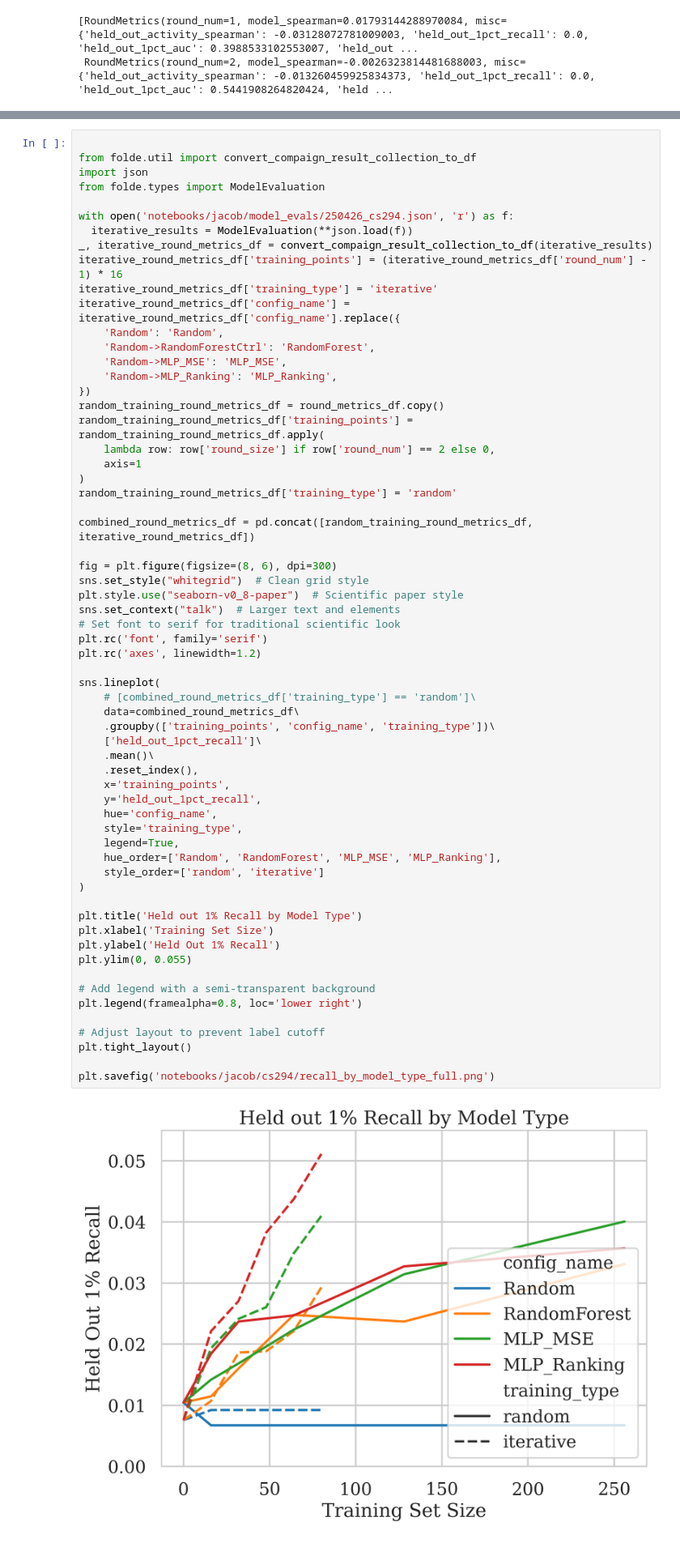
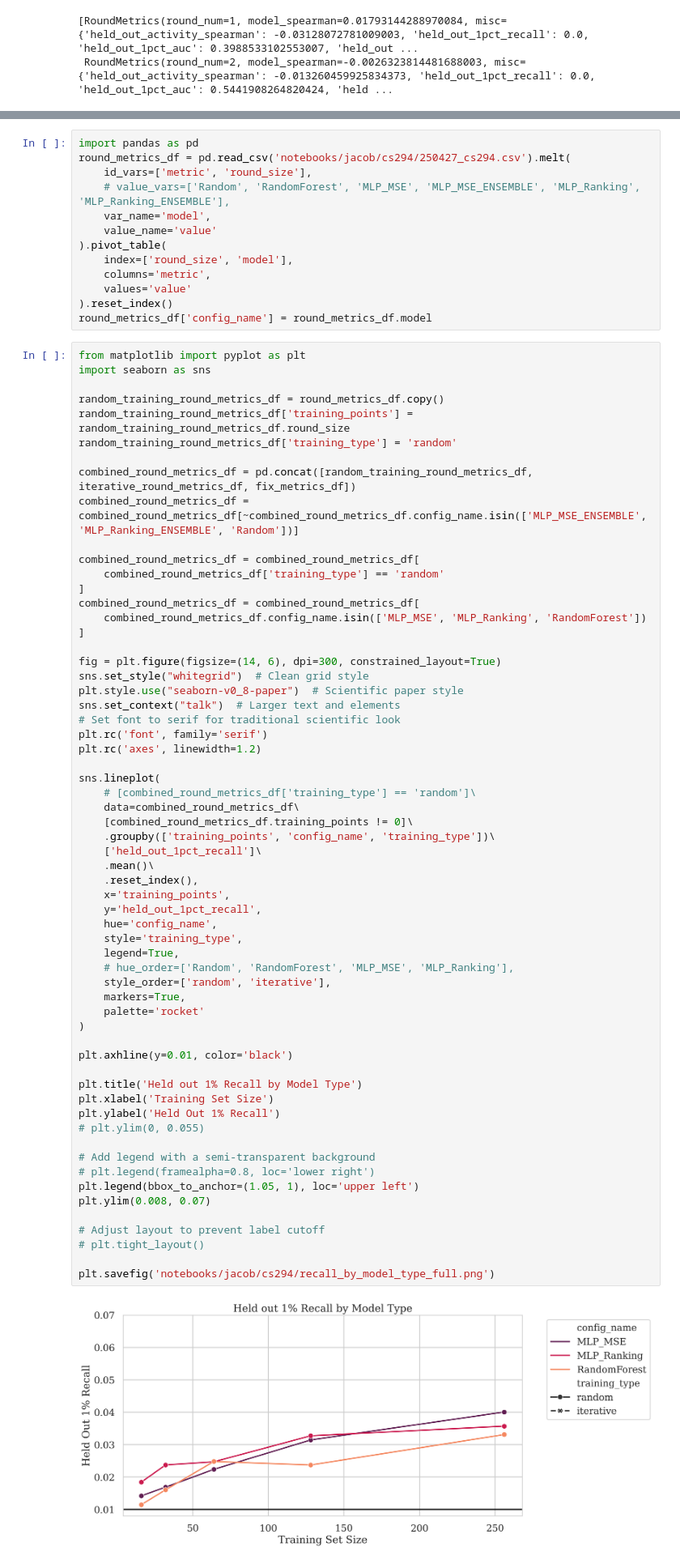
Before and after one commit to JBEI/foldy-internal, a Jupyter notebook: backend/src/notebooks/jacob/250427_cs294.ipynb, the cells around one changed output, grey strips where cells are left out. Shown at 81% size. Saved outputs shown, nothing was run; the diff lists cells and outputs as text.

```diff
--- a/backend/src/notebooks/jacob/250427_cs294.ipynb
+++ b/backend/src/notebooks/jacob/250427_cs294.ipynb
@@ -217,67 +247,79 @@ results.campaign_results[0].config_results[0].simulation_results[0].round_metric
+# %%
+import pandas as pd
+round_metrics_df = pd.read_csv('notebooks/jacob/cs294/250427_cs294.csv').melt(
+    id_vars=['metric', 'round_size'],
+    # value_vars=['Random', 'RandomForest', 'MLP_MSE', 'MLP_MSE_ENSEMBLE', 'MLP_Ranking', 'MLP_Ranking_ENSEMBLE'],
+    var_name='model',
+    value_name='value'
+).pivot_table(
+    index=['round_size', 'model'],
+    columns='metric',
+    values='value'
+).reset_index()
+round_metrics_df['config_name'] = round_metrics_df.model
 # %%
+from matplotlib import pyplot as plt
+import seaborn as sns
 
-from folde.util import convert_compaign_result_collection_to_df
-import json
-from folde.types import ModelEvaluation
-
-with open('notebooks/jacob/model_evals/250426_cs294.json', 'r') as f:
-  iterative_results = ModelEvaluation(**json.load(f))
-_, iterative_round_metrics_df = convert_compaign_result_collection_to_df(iterative_results)
-iterative_round_metrics_df['training_points'] = (iterative_round_metrics_df['round_num'] - 1) * 16
-iterative_round_metrics_df['training_type'] = 'iterative'
-iterative_round_metrics_df['config_name'] = iterative_round_metrics_df['config_name'].replace({
-    'Random': 'Random',
-    'Random->RandomForestCtrl': 'RandomForest',
-    'Random->MLP_MSE': 'MLP_MSE',
-    'Random->MLP_Ranking': 'MLP_Ranking',
-})
 random_training_round_metrics_df = round_metrics_df.copy()
-random_training_round_metrics_df['training_points'] = random_training_round_metrics_df.apply(
-    lambda row: row['round_size'] if row['round_num'] == 2 else 0,
-    axis=1
-)
+random_training_round_metrics_df['training_points'] = random_training_round_metrics_df.round_size
 random_training_round_metrics_df['training_type'] = 'random'
 
-combined_round_metrics_df = pd.concat([random_training_round_metrics_df, iterative_round_metrics_df])
+combined_round_metrics_df = pd.concat([random_training_round_metrics_df, iterative_round_metrics_df, fix_metrics_df])
+combined_round_metrics_df = combined_round_metrics_df[~combined_round_metrics_df.config_name.isin(['MLP_MSE_ENSEMBLE', 'MLP_Ranking_ENSEMBLE', 'Random'])]
 
-fig = plt.figure(figsize=(8, 6), dpi=300)
+combined_round_metrics_df = combined_round_metrics_df[
+    combined_round_metrics_df['training_type'] == 'random'
+]
+combined_round_metrics_df = combined_round_metrics_df[
+    combined_round_metrics_df.config_name.isin(['MLP_MSE', 'MLP_Ranking', 'RandomForest'])
+]
+
+fig = plt.figure(figsize=(14, 6), dpi=300, constrained_layout=True)
 sns.set_style("whitegrid")  # Clean grid style
 plt.style.use("seaborn-v0_8-paper")  # Scientific paper style
 sns.set_context("talk")  # Larger text and elements
 # Set font to serif for traditional scientific look
 plt.rc('font', family='serif')
 plt.rc('axes', linewidth=1.2)
 
 sns.lineplot(
     # [combined_round_metrics_df['training_type'] == 'random']\
     data=combined_round_metrics_df\
+    [combined_round_metrics_df.training_points != 0]\
     .groupby(['training_points', 'config_name', 'training_type'])\
     ['held_out_1pct_recall']\
     .mean()\
     .reset_index(),
     x='training_points',
     y='held_out_1pct_recall',
     hue='config_name',
     style='training_type',
     legend=True,
-    hue_order=['Random', 'RandomForest', 'MLP_MSE', 'MLP_Ranking'],
-    style_order=['random', 'iterative']
+    # hue_order=['Random', 'RandomForest', 'MLP_MSE', 'MLP_Ranking'],
+    style_order=['random', 'iterative'],
+    markers=True,
+    palette='rocket'
 )
+
+plt.axhline(y=0.01, color='black')
 
 plt.title('Held out 1% Recall by Model Type')
 plt.xlabel('Training Set Size')
 plt.ylabel('Held Out 1% Recall')
-plt.ylim(0, 0.055)
+# plt.ylim(0, 0.055)
 
 # Add legend with a semi-transparent background
-plt.legend(framealpha=0.8, loc='lower right')
+# plt.legend(framealpha=0.8, loc='lower right')
+plt.legend(bbox_to_anchor=(1.05, 1), loc='upper left')
+plt.ylim(0.008, 0.07)
 
 # Adjust layout to prevent label cutoff
-plt.tight_layout()
+# plt.tight_layout()
 
 plt.savefig('notebooks/jacob/cs294/recall_by_model_type_full.png')
 # %% [output]
-[figure, old version]
+[figure, new version]
 # %%
 big_table = round_metrics_df\
   [round_metrics_df.round_num == 2]\
```
Also changed, not shown: parts of 4 cells of this notebook, 45 other files.
